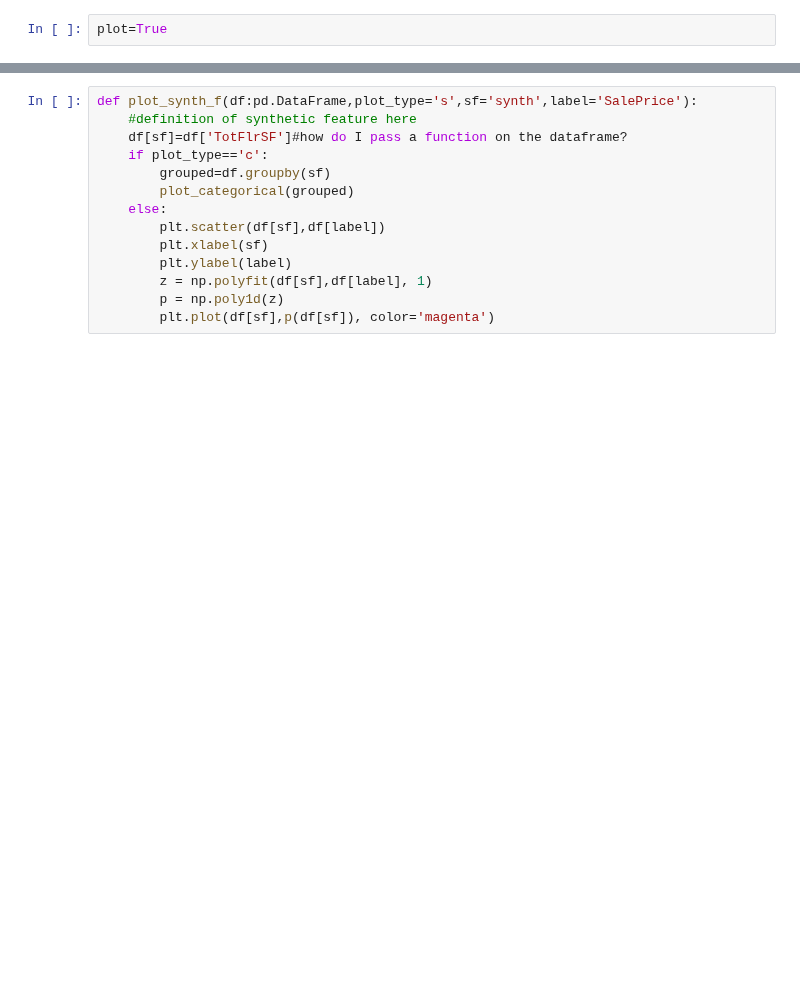
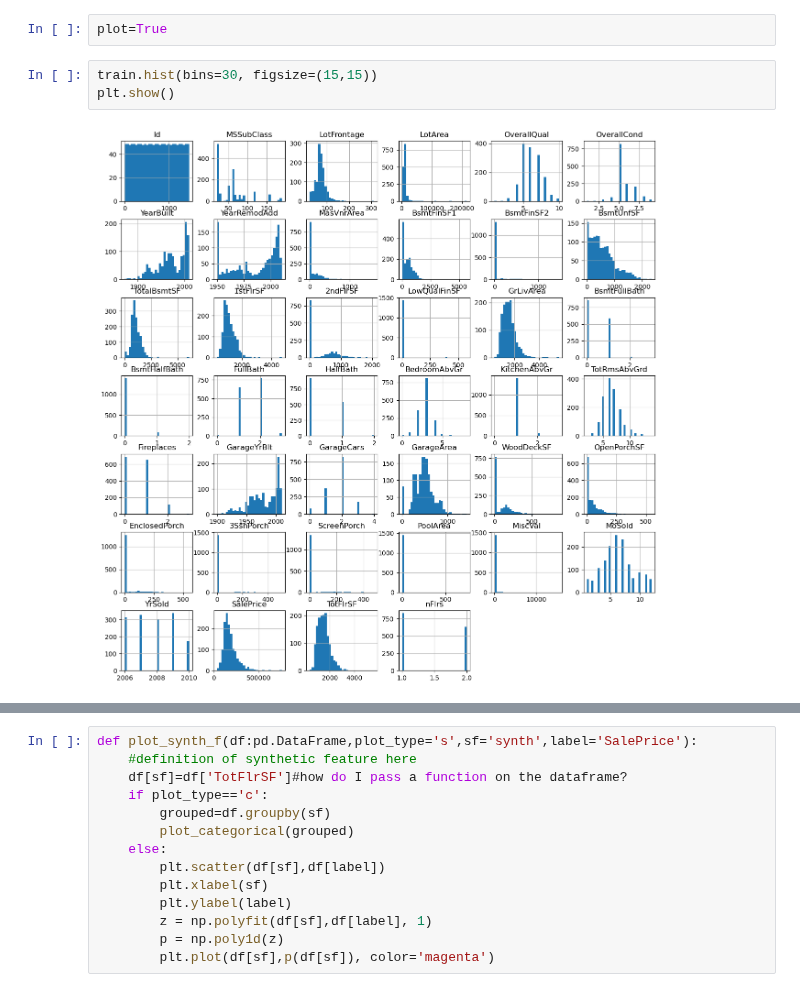
Before and after one commit to alessandro-rubin/house-prices, a Jupyter notebook: house-prices.ipynb, the cells around one changed output, grey strips where cells are left out. Saved outputs shown, nothing was run; the diff lists cells and outputs as text; blank space fills up the shorter version.

```diff
--- a/house-prices.ipynb
+++ b/house-prices.ipynb
@@ -106,3 +107,8 @@ label='SalePrice'
 #### Plotting raw features
 # %%
 plot=True
+# %%
+train.hist(bins=30, figsize=(15,15))
+plt.show()
+# %% [output]
+[figure, added]
```
Also changed, not shown: parts of 10 cells of this notebook, 2 other files.
